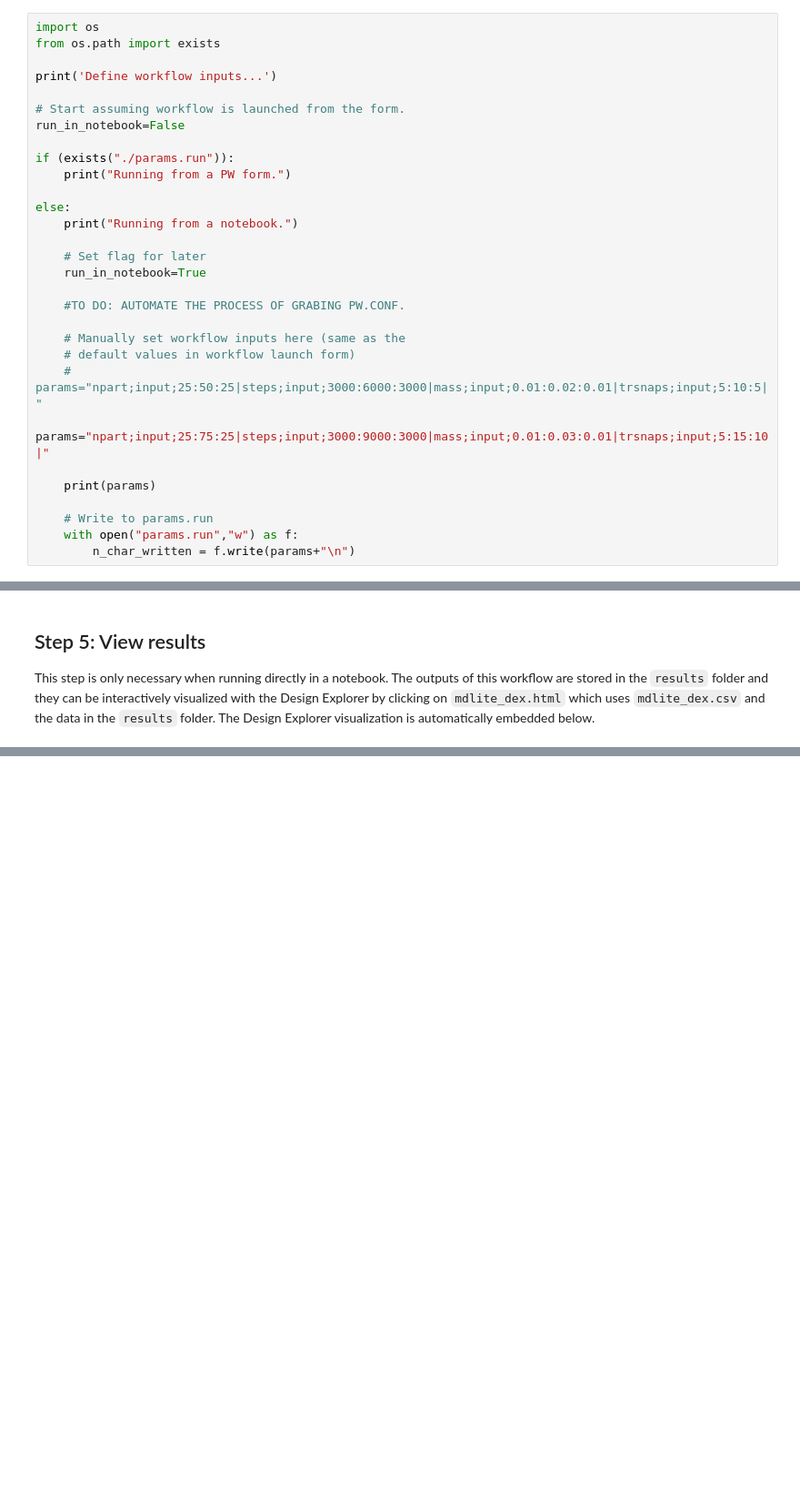
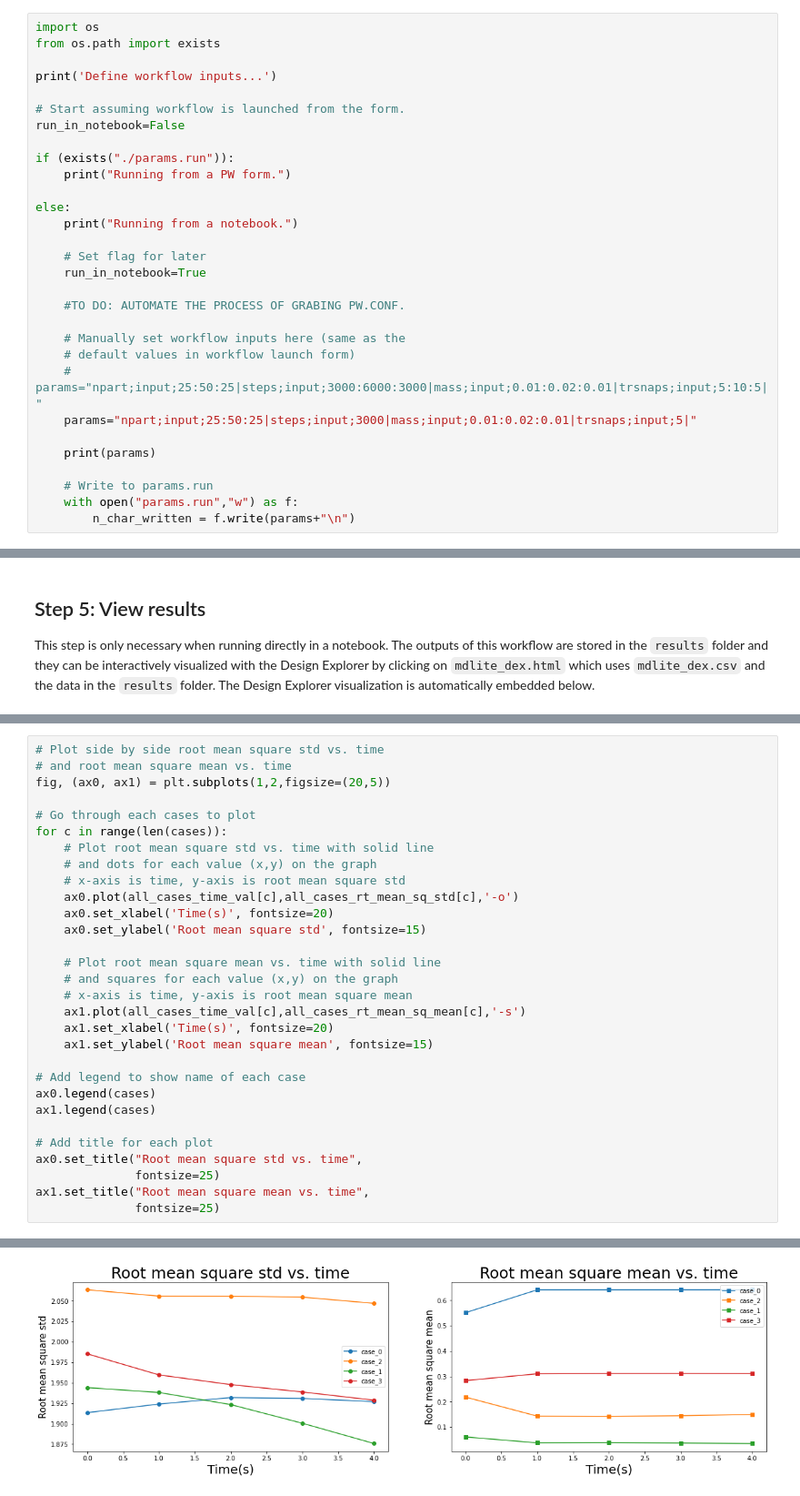
Before and after one commit to parallelworks/mdlite-workflow, a Jupyter notebook: main.ipynb, the cells around one changed output, grey strips where cells are left out. Shown at 91% size. Drawn from its saved outputs; the diff is of its cells as text; blank space fills up the shorter version.

Commit message:
Step 6: Plotting done
Just need to test and make a final commit.

```diff
--- a/main.ipynb
+++ b/main.ipynb
@@ -32,7 +32,7 @@ else:
     # Manually set workflow inputs here (same as the
     # default values in workflow launch form)
     # params="npart;input;25:50:25|steps;input;3000:6000:3000|mass;input;0.01:0.02:0.01|trsnaps;input;5:10:5|"
-    params="npart;input;25:75:25|steps;input;3000:9000:3000|mass;input;0.01:0.03:0.01|trsnaps;input;5:15:10|"
+    params="npart;input;25:50:25|steps;input;3000|mass;input;0.01:0.02:0.01|trsnaps;input;5|"
 
     print(params)
 
@@ -197,0 +364,31 @@ designExplorer('/preview/DesignExplorer/index.html?datafile=/pw/workflows/test_w
+# %%
+# Plot side by side root mean square std vs. time
+# and root mean square mean vs. time
+fig, (ax0, ax1) = plt.subplots(1,2,figsize=(20,5))
+
+# Go through each cases to plot
+for c in range(len(cases)):
+    # Plot root mean square std vs. time with solid line
+    # and dots for each value (x,y) on the graph
+    # x-axis is time, y-axis is root mean square std
+    ax0.plot(all_cases_time_val[c],all_cases_rt_mean_sq_std[c],'-o')
+    ax0.set_xlabel('Time(s)', fontsize=20)
+    ax0.set_ylabel('Root mean square std', fontsize=15)
+
+    # Plot root mean square mean vs. time with solid line
+    # and squares for each value (x,y) on the graph
+    # x-axis is time, y-axis is root mean square mean
+    ax1.plot(all_cases_time_val[c],all_cases_rt_mean_sq_mean[c],'-s')
+    ax1.set_xlabel('Time(s)', fontsize=20)
+    ax1.set_ylabel('Root mean square mean', fontsize=15)
+
+# Add legend to show name of each case
+ax0.legend(cases)
+ax1.legend(cases)
+
+# Add title for each plot
+ax0.set_title("Root mean square std vs. time",
+              fontsize=25)
+ax1.set_title("Root mean square mean vs. time",
+              fontsize=25)
+# %% [output]
@@ -198 +396,2 @@ designExplorer('/preview/DesignExplorer/index.html?datafile=/pw/workflows/test_w
+[figure, added]
 # %% [markdown]
```
Also changed, not shown: parts of 25 cells of this notebook.
